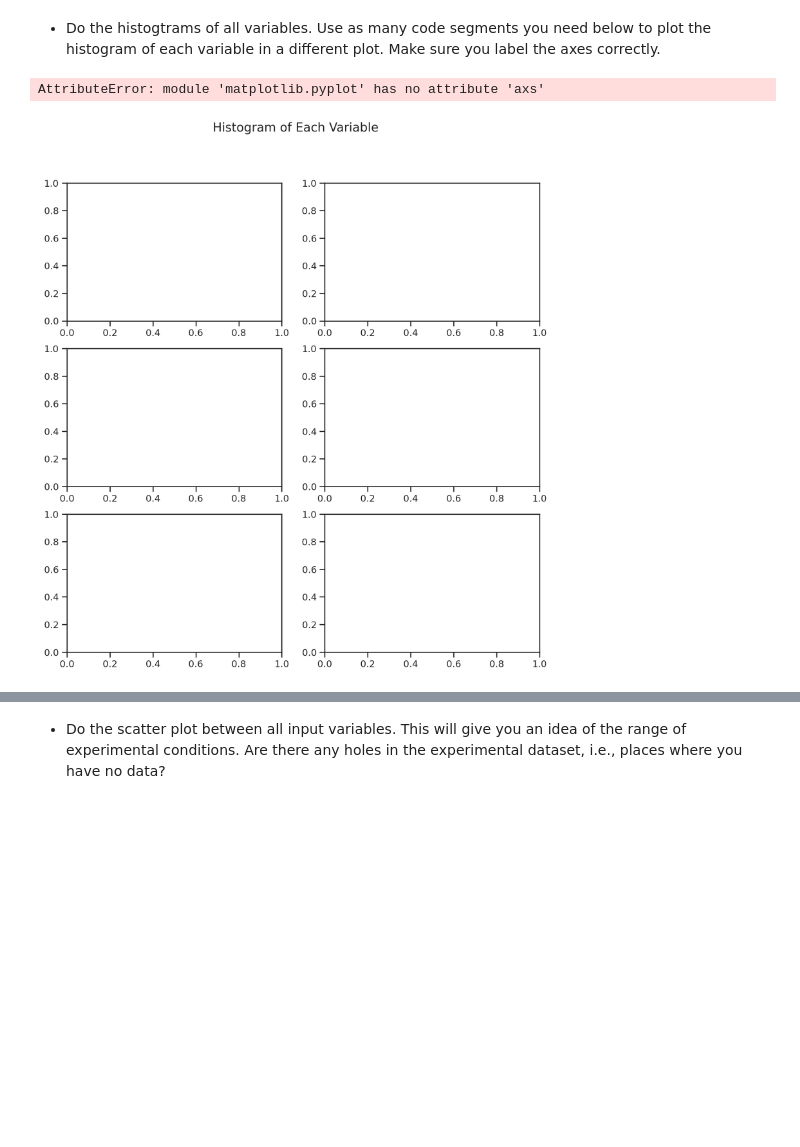
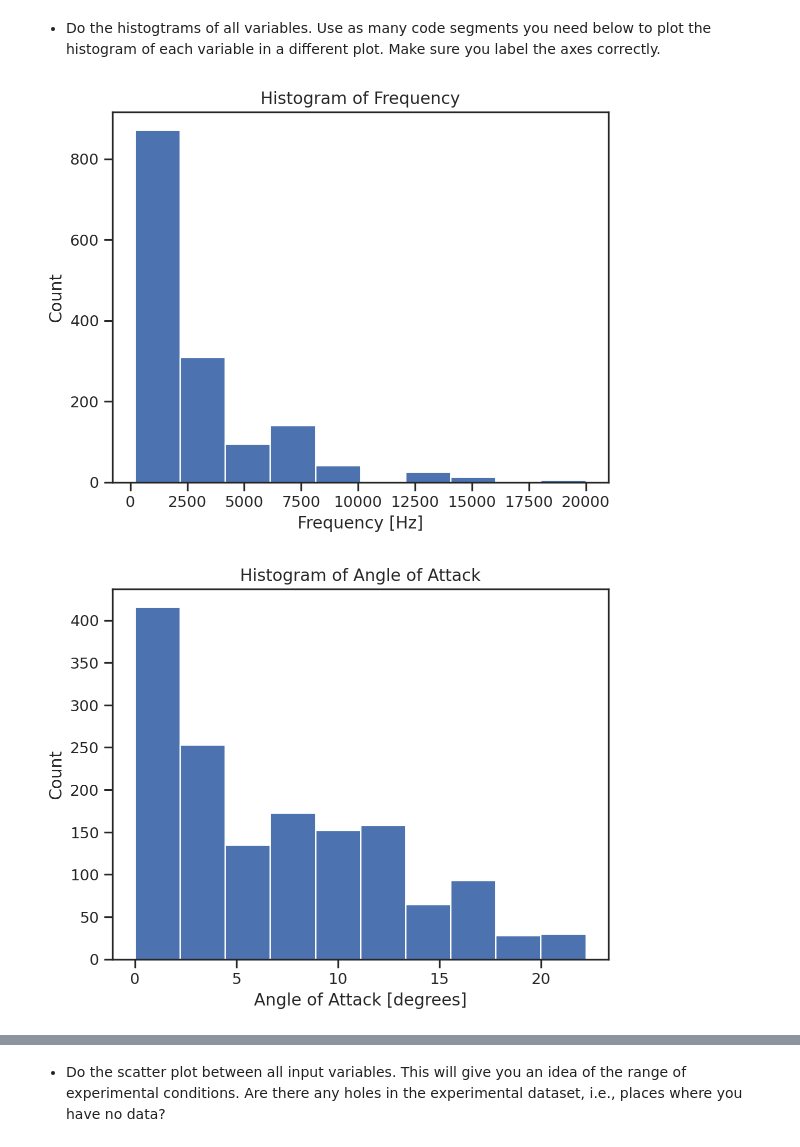
Before and after one commit to naray130/ME-239-HW, a Jupyter notebook: lecture04/homework_04.ipynb, the cells around one changed output, grey strips where cells are left out. Drawn from its saved outputs; the diff is of its cells as text; code cells hidden in the pictures; blank space fills up the shorter version.

```diff
--- a/lecture04/homework_04.ipynb
+++ b/lecture04/homework_04.ipynb
@@ -203,21 +203,53 @@ df
 1503 rows × 6 columns
 # %% [markdown]
 + Do the histogtrams of all variables. Use as many code segments you need below to plot the histogram of each variable in a different plot. Make sure you label the axes correctly.
-# %%
-# your code here (as many blocks as you like)
-
-import matplotlib.pyplot as plt
-
-fig, axs = plt.subplots(3, 2, figsize=(10, 10))
-fig.suptitle('Histogram of Each Variable')
-axs[0].hist(df['Frequency'])
-axs[1].hist(df['Angle_of_attack'])
-axs[2].hist(df['Chord_length'])
-axs[3].hist(df['Velocity'])
-axs[4].hist(df['Suction_thickness'])
-axs[5].hist(df['Sound_pressure'])
-
-fig.supylabel('Count')
-# %% [output]
-AttributeError: module 'matplotlib.pyplot' has no attribute 'axs'
-[figure, removed]
+# %%
+# your code here (as many blocks as you like)
+
+import matplotlib.pyplot as plt
+
+#Frequency Histogram
+plt.hist(df['Frequency'])
+plt.title('Histogram of Frequency')
+plt.xlabel('Frequency [Hz]')
+plt.ylabel('Count')
+plt.show()
+
+#AoA Histogram
+plt.hist(df['Angle_of_attack'])
+plt.title('Histogram of Angle of Attack')
+plt.xlabel('Angle of Attack [degrees]')
+plt.ylabel('Count')
+plt.show()
+
+#Chord Length Histogram
+plt.hist(df['Chord_length'])
+plt.title('Histogram of Chord Length')
+plt.xlabel('Chord Length [m]')
+plt.ylabel('Count')
+plt.show()
+
+#Velocity Histogram
+plt.hist(df['Velocity'])
+plt.title('Histogram of Velocity')
+plt.xlabel('Velocity [m/s]')
+plt.ylabel('Count')
+plt.show()
+
+#Suction Thickness Histogram
+
+plt.hist(df['Suction_thickness'])
+plt.title('Histogram of Suction Thickness')
+plt.xlabel('Suction Thickness [m]')
+plt.ylabel('Count')
+plt.show()
+
+#Sound Pressure Histogram
+plt.hist(df['Sound_pressure'])
+plt.title('Histogram of Sound Pressure Level')
+plt.xlabel('Sound Pressure [dB]')
+plt.ylabel('Count')
+plt.show()
+# %% [output]
+[figure, added]
+[figure, added]
```
Also changed, not shown: parts of 3 cells of this notebook.
